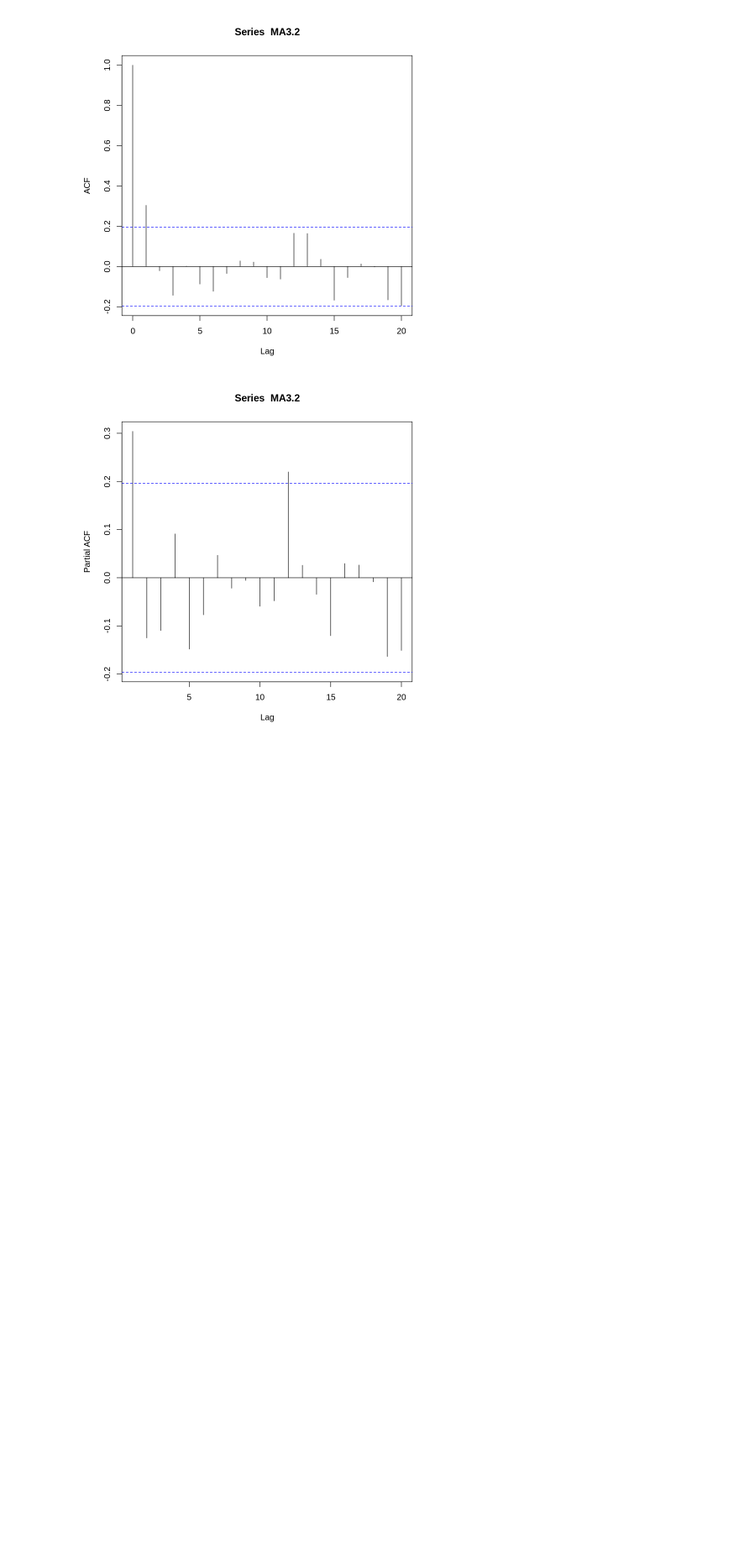
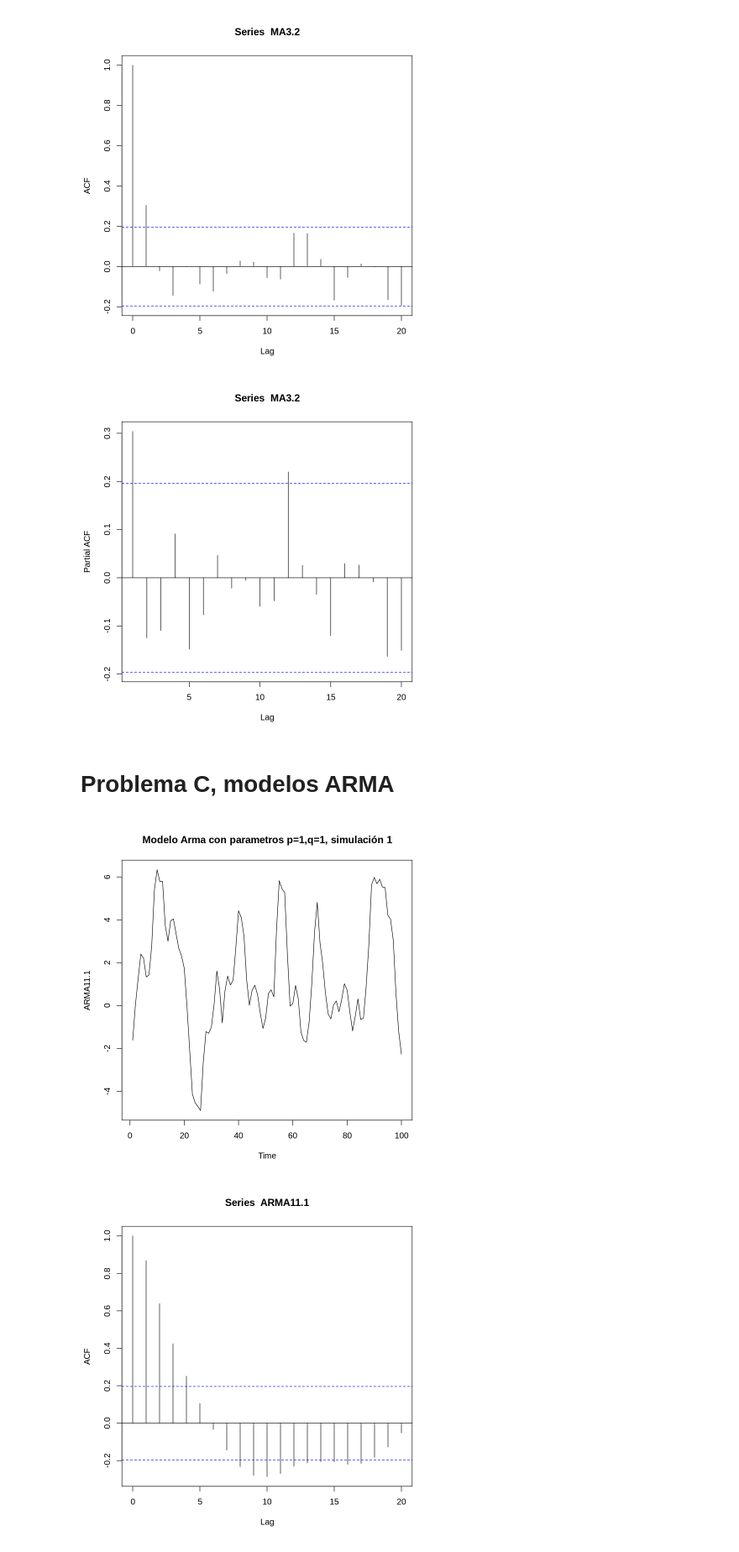
Before and after one commit to Taz-Ricardo/Series, a Jupyter notebook: Tarea_2.ipynb, the cells around one changed output. Shown at 84% size. Cells and saved outputs as stored; diff of their text form; code cells hidden in the pictures; blank space fills up the shorter version.

```diff
--- a/Tarea_2.ipynb
+++ b/Tarea_2.ipynb
@@ -238,3 +242,14 @@ pacf(MA3.2)
 [figure]
 [figure]
 [figure]
+# %% [markdown]
+# Problema C, modelos ARMA
+# %%
+ARMA11.1 <- arima.sim(model=list( ar=c(0.8), ma=c(0.8)), n = 100)
+
+plot(ARMA11.1 , main='Modelo Arma con parametros p=1, q=1, simulación 1')
+acf(ARMA11.1 )
+pacf(ARMA11.1 )
+# %% [output]
+[figure, added]
+[figure, added]
```
Also changed, not shown: parts of 22 cells of this notebook.
